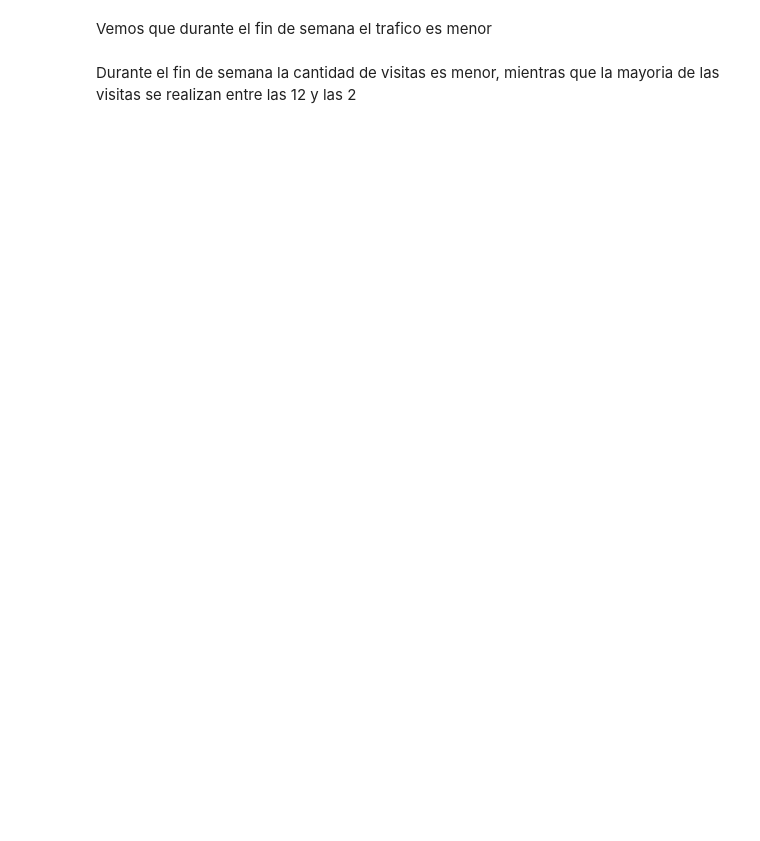
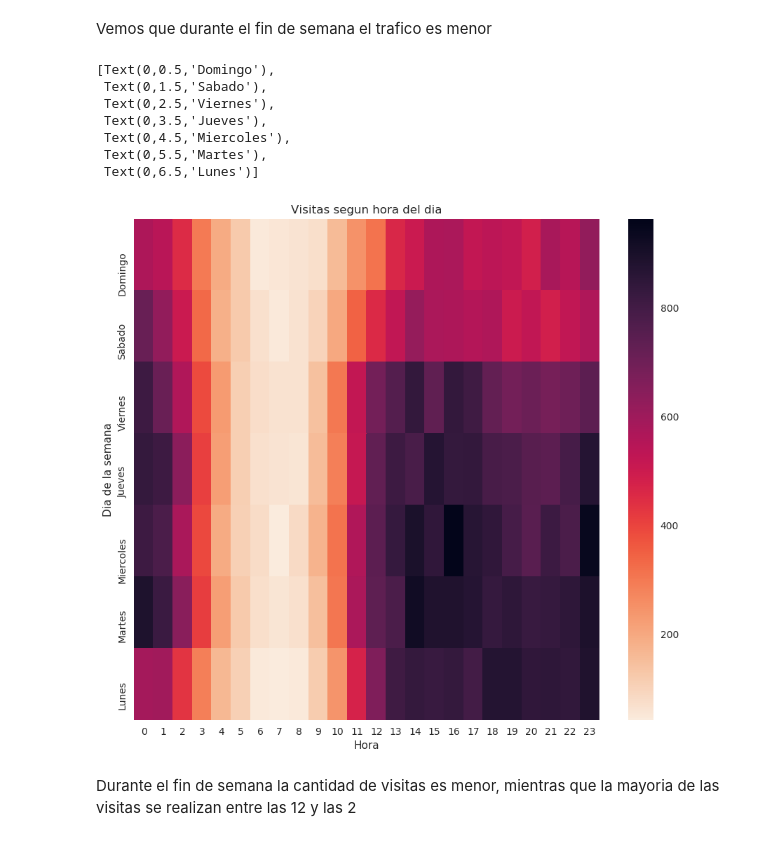
Before and after one commit to AlejandroKler/Datos-TP1, a Jupyter notebook: Analisis_eventos.ipynb, the cells around one changed output. Saved outputs shown, nothing was run; the diff lists cells and outputs as text; code cells hidden in the pictures; blank space fills up the shorter version.

```diff
--- a/Analisis_eventos.ipynb
+++ b/Analisis_eventos.ipynb
@@ -203,7 +345,7 @@ tiempo_eventos['mes'] = df['timestamp'].dt.month_name()
 hora_weekday_visitas = tiempo_eventos[tiempo_eventos['event'] == 'visited site'].groupby('dia_semana')['hora'].value_counts().to_frame()
 hora_weekday_visitas = hora_weekday_visitas.rename(columns = {'hora':'cant_casos'})
 hora_weekday_visitas = hora_weekday_visitas.reset_index('hora')
-hora_weekday_visitas.index = pd.CategoricalIndex(hora_weekday_visitas.index, categories= dias_ordenados)
+hora_weekday_visitas.index = pd.CategoricalIndex(hora_weekday_visitas.index, categories= reversed(dias_ordenados))
 hora_weekday_visitas.sort_index(level=0, inplace=True)
 hora_weekday_visitas = hora_weekday_visitas.reset_index()
 
@@ -216,8 +358,18 @@ dia_mes_visitas = dia_mes_visitas.reset_index()
 # %%
 pivot = hora_weekday_visitas.pivot_table(index = 'dia_semana', columns = 'hora', values = 'cant_casos')
 cmap = sns.cm.rocket_r
 ax = sns.heatmap(data = pivot, cmap = cmap)
 ax.set(xlabel='Hora', ylabel='Dia de la semana', title = 'Visitas segun hora del dia')
+ax.set_yticklabels(reversed(['Lunes', 'Martes', 'Miercoles', 'Jueves', 'Viernes', 'Sabado', 'Domingo']))
+# %% [output]
+[Text(0,0.5,'Domingo'),
+ Text(0,1.5,'Sabado'),
+ Text(0,2.5,'Viernes'),
+ Text(0,3.5,'Jueves'),
+ Text(0,4.5,'Miercoles'),
+ Text(0,5.5,'Martes'),
+ Text(0,6.5,'Lunes')]
+[figure, added]
 # %% [markdown]
 Durante el fin de semana la cantidad de visitas es menor, mientras que la mayoria de las visitas se realizan entre las 12 y las 2
 # %%
```
Also changed, not shown: parts of 51 cells of this notebook, 1 other file.
